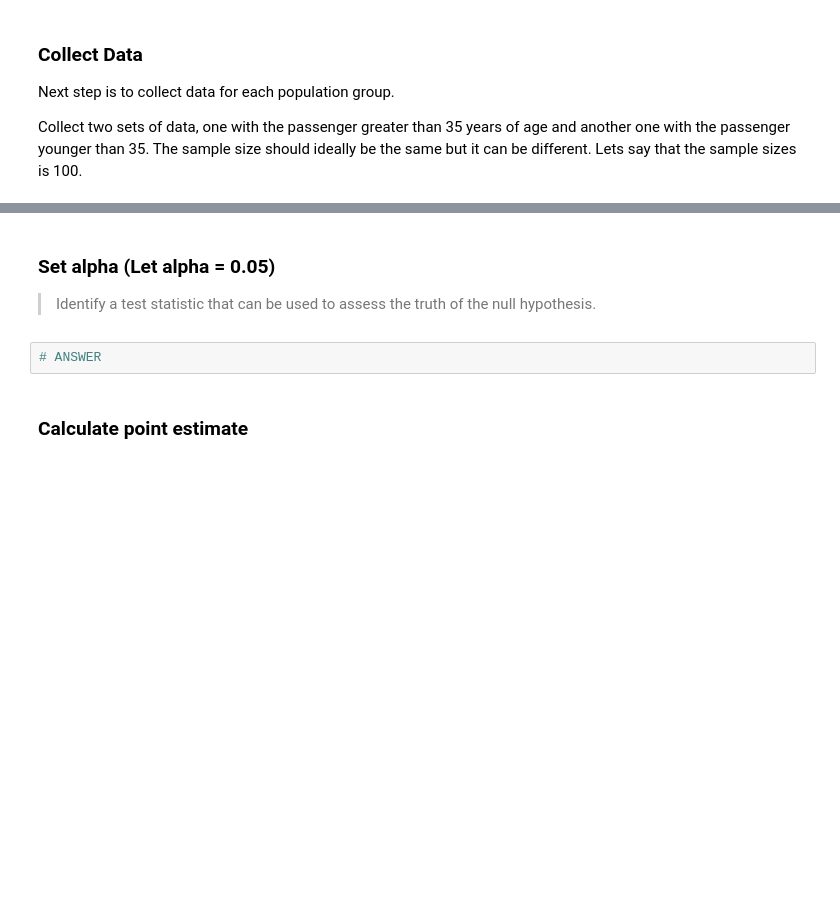
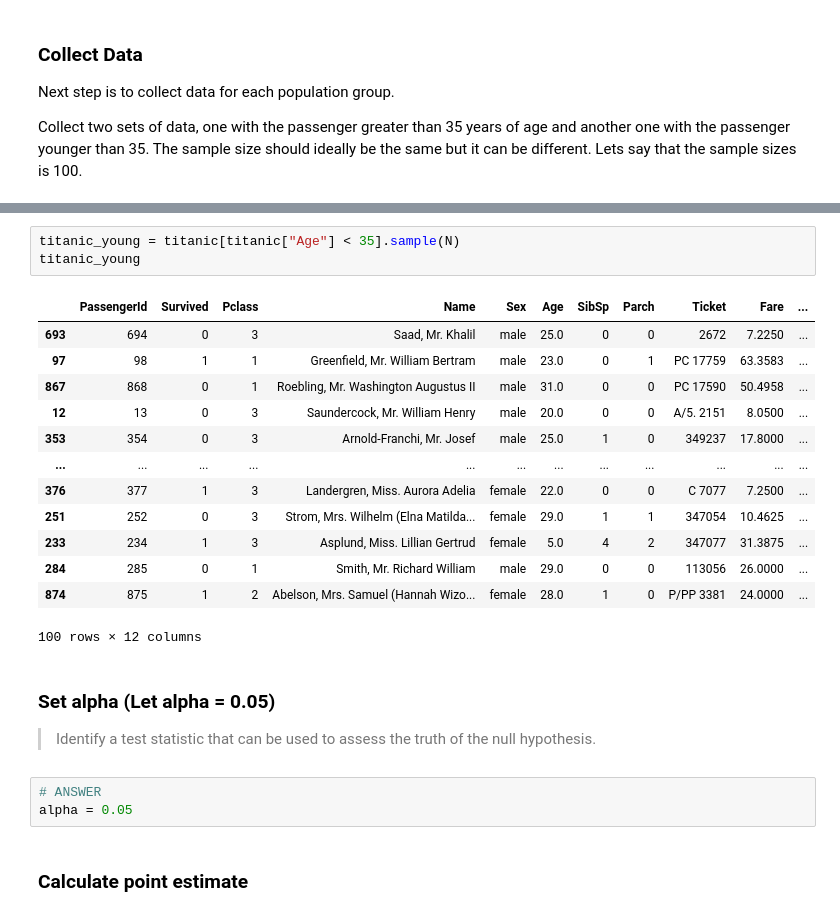
Before and after one commit to tdnam/ds, a Jupyter notebook: w3/lab/IOD_Lab 3.2.1.ipynb, the cells around one changed output, grey strips where cells are left out. Cells and saved outputs as stored; diff of their text form; blank space fills up the shorter version.

```diff
--- a/w3/lab/IOD_Lab 3.2.1.ipynb
+++ b/w3/lab/IOD_Lab 3.2.1.ipynb
@@ -484,9 +514,27 @@ Collect two sets of data, one with the passenger greater than 35 years of age an
+# %%
+titanic_young = titanic[titanic["Age"] < 35].sample(N)
+titanic_young
+# %% [output]
+|  | PassengerId | Survived | Pclass | Name | Sex | Age | SibSp | Parch | Ticket | Fare | ... |
+| 693 | 694 | 0 | 3 | Saad, Mr. Khalil | male | 25.0 | 0 | 0 | 2672 | 7.2250 | ... |
+| 97 | 98 | 1 | 1 | Greenfield, Mr. William Bertram | male | 23.0 | 0 | 1 | PC 17759 | 63.3583 | ... |
+| 867 | 868 | 0 | 1 | Roebling, Mr. Washington Augustus II | male | 31.0 | 0 | 0 | PC 17590 | 50.4958 | ... |
+| 12 | 13 | 0 | 3 | Saundercock, Mr. William Henry | male | 20.0 | 0 | 0 | A/5. 2151 | 8.0500 | ... |
+| 353 | 354 | 0 | 3 | Arnold-Franchi, Mr. Josef | male | 25.0 | 1 | 0 | 349237 | 17.8000 | ... |
+| ... | ... | ... | ... | ... | ... | ... | ... | ... | ... | ... | ... |
+| 376 | 377 | 1 | 3 | Landergren, Miss. Aurora Adelia | female | 22.0 | 0 | 0 | C 7077 | 7.2500 | ... |
+| 251 | 252 | 0 | 3 | Strom, Mrs. Wilhelm (Elna Matilda... | female | 29.0 | 1 | 1 | 347054 | 10.4625 | ... |
+| 233 | 234 | 1 | 3 | Asplund, Miss. Lillian Gertrud | female | 5.0 | 4 | 2 | 347077 | 31.3875 | ... |
+| 284 | 285 | 0 | 1 | Smith, Mr. Richard William | male | 29.0 | 0 | 0 | 113056 | 26.0000 | ... |
+| 874 | 875 | 1 | 2 | Abelson, Mrs. Samuel (Hannah Wizo... | female | 28.0 | 1 | 0 | P/PP 3381 | 24.0000 | ... |
+100 rows × 12 columns
 # %% [markdown]
 ### Set alpha (Let alpha = 0.05)
 
 > Identify a test statistic that can be used to assess the truth of the null hypothesis.
 # %%
 # ANSWER
+alpha = 0.05
 # %% [markdown]
 ### Calculate point estimate
 # %%
```
Also changed, not shown: parts of 11 cells of this notebook.
